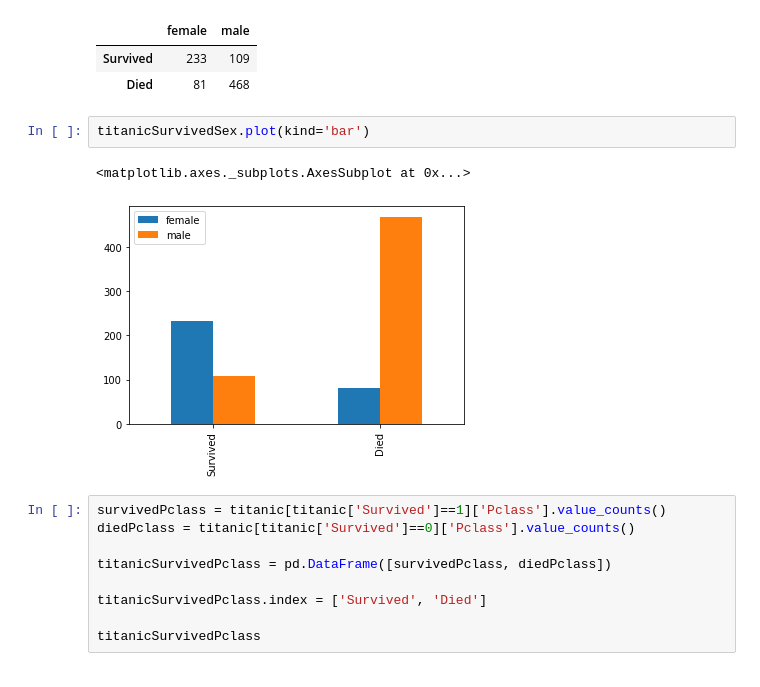
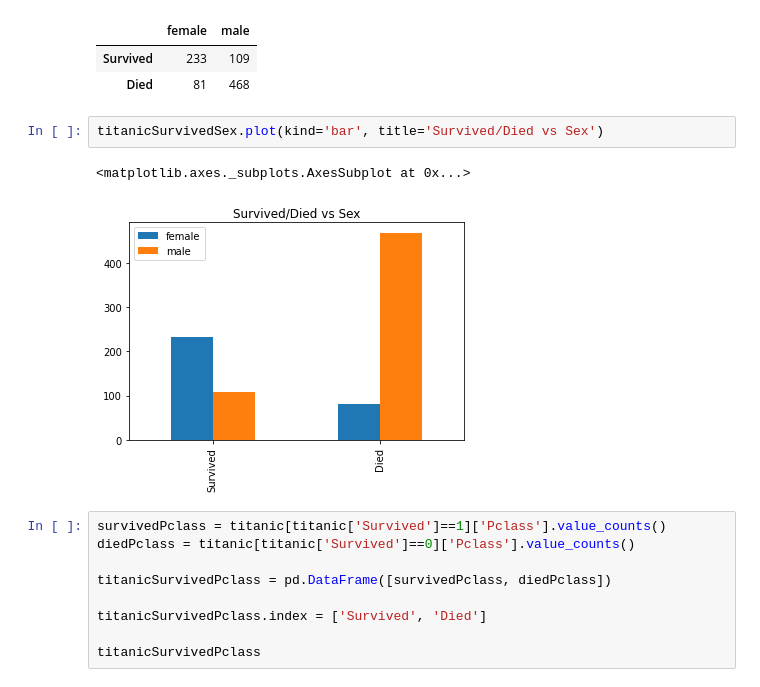
Before and after one commit to shfjri/Project_UTS_FGA, a Jupyter notebook: UTS_Kelompok_2.ipynb, the cells around one changed output. Drawn from its saved outputs; the diff is of its cells as text.

```diff
--- a/UTS_Kelompok_2.ipynb
+++ b/UTS_Kelompok_2.ipynb
@@ -125,10 +125,10 @@ titanicSurvivedSex
 | Survived | 233 | 109 |
 | Died | 81 | 468 |
 # %%
-titanicSurvivedSex.plot(kind='bar')
+titanicSurvivedSex.plot(kind='bar', title='Survived/Died vs Sex')
 # %% [output]
 <matplotlib.axes._subplots.AxesSubplot at 0x...>
-[figure, old version]
+[figure, new version]
 # %%
 survivedPclass = titanic[titanic['Survived']==1]['Pclass'].value_counts()
 diedPclass = titanic[titanic['Survived']==0]['Pclass'].value_counts()
```
Also changed, not shown: parts of 3 cells of this notebook.
